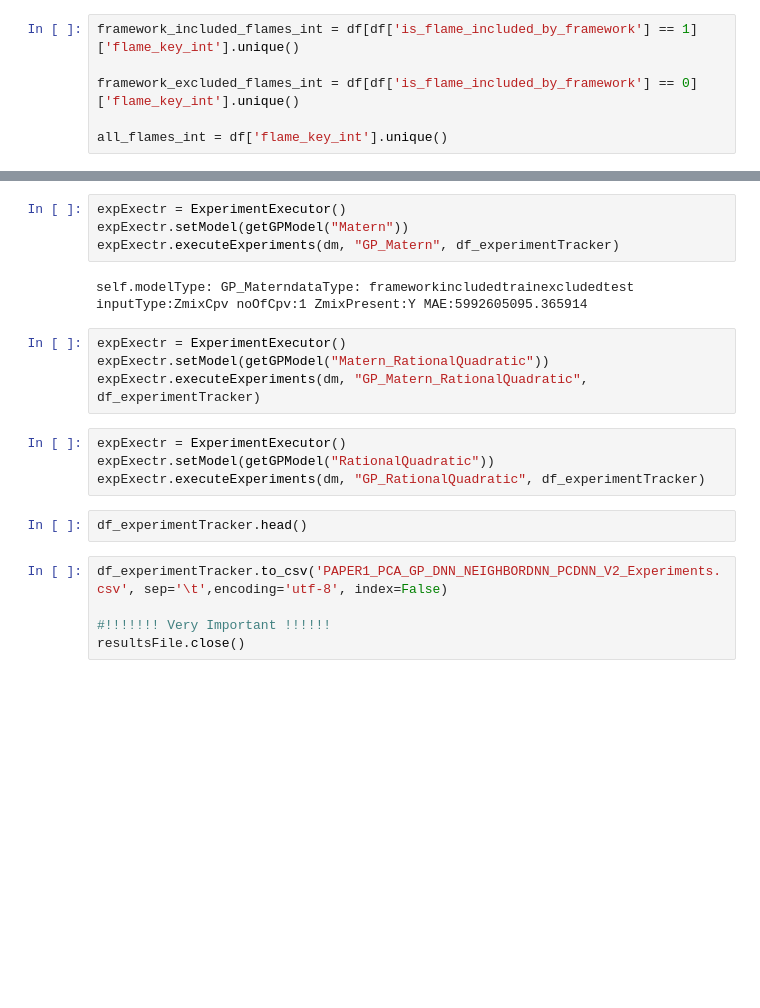
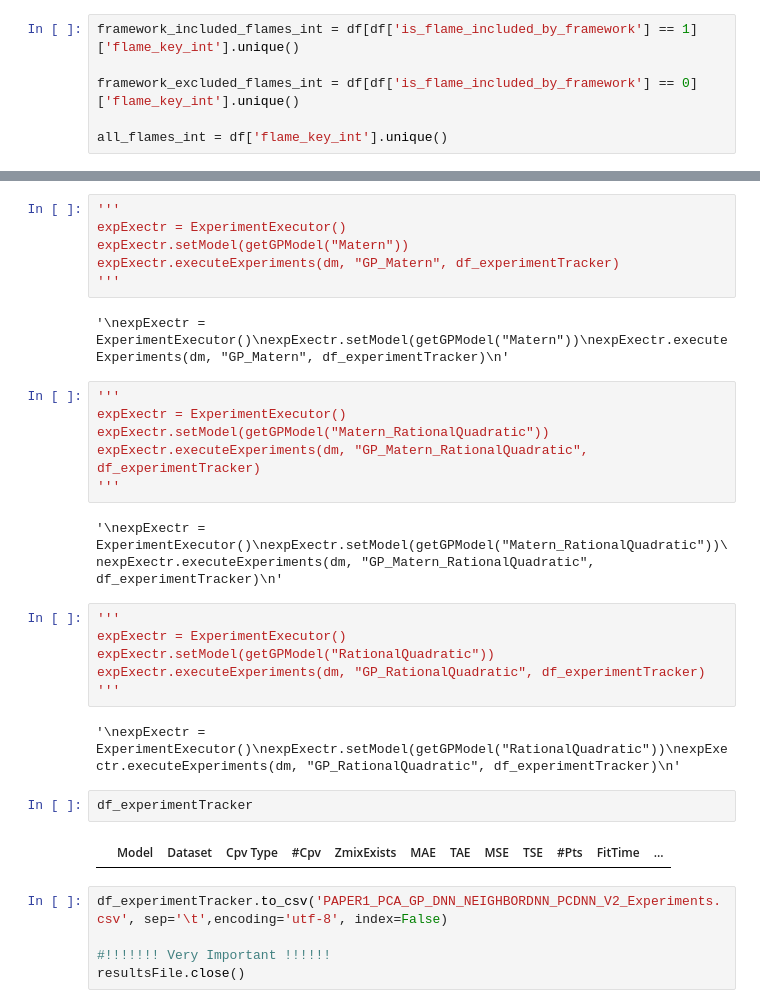
Before and after one commit to amolsalunkhe/ChemTab, a Jupyter notebook: PAPER1_PCA_GP_DNN_NEIGHBORDNN_PCDNN_V2.ipynb, the cells around one changed output, grey strips where cells are left out. Cells and saved outputs as stored; diff of their text form; blank space fills up the shorter version.

```diff
--- a/PAPER1_PCA_GP_DNN_NEIGHBORDNN_PCDNN_V2.ipynb
+++ b/PAPER1_PCA_GP_DNN_NEIGHBORDNN_PCDNN_V2.ipynb
@@ -589,19 +625,31 @@ class ExperimentExecutor:
 # %%
+'''
 expExectr = ExperimentExecutor()
 expExectr.setModel(getGPModel("Matern"))
 expExectr.executeExperiments(dm, "GP_Matern", df_experimentTracker)
+'''
 # %% [output]
-self.modelType: GP_MaterndataType: frameworkincludedtrainexcludedtest inputType:ZmixCpv noOfCpv:1 ZmixPresent:Y MAE:5992605095.365914
+'\nexpExectr = ExperimentExecutor()\nexpExectr.setModel(getGPModel("Matern"))\nexpExectr.executeExperiments(dm, "GP_Matern", df_experimentTracker)\n'
 # %%
+'''
 expExectr = ExperimentExecutor()
 expExectr.setModel(getGPModel("Matern_RationalQuadratic"))
 expExectr.executeExperiments(dm, "GP_Matern_RationalQuadratic", df_experimentTracker)
+'''
+# %% [output]
+'\nexpExectr = ExperimentExecutor()\nexpExectr.setModel(getGPModel("Matern_RationalQuadratic"))\nexpExectr.executeExperiments(dm, "GP_Matern_RationalQuadratic", df_experimentTracker)\n'
 # %%
+'''
 expExectr = ExperimentExecutor()
 expExectr.setModel(getGPModel("RationalQuadratic"))
 expExectr.executeExperiments(dm, "GP_RationalQuadratic", df_experimentTracker)
+'''
+# %% [output]
+'\nexpExectr = ExperimentExecutor()\nexpExectr.setModel(getGPModel("RationalQuadratic"))\nexpExectr.executeExperiments(dm, "GP_RationalQuadratic", df_experimentTracker)\n'
 # %%
-df_experimentTracker.head()
+df_experimentTracker
+# %% [output]
+|  | Model | Dataset | Cpv Type | #Cpv | ZmixExists | MAE | TAE | MSE | TSE | #Pts | FitTime | ... |
 # %%
 df_experimentTracker.to_csv('PAPER1_PCA_GP_DNN_NEIGHBORDNN_PCDNN_V2_Experiments.csv', sep='\t',encoding='utf-8', index=False)
 
```
Also changed, not shown: parts of 9 cells of this notebook.
